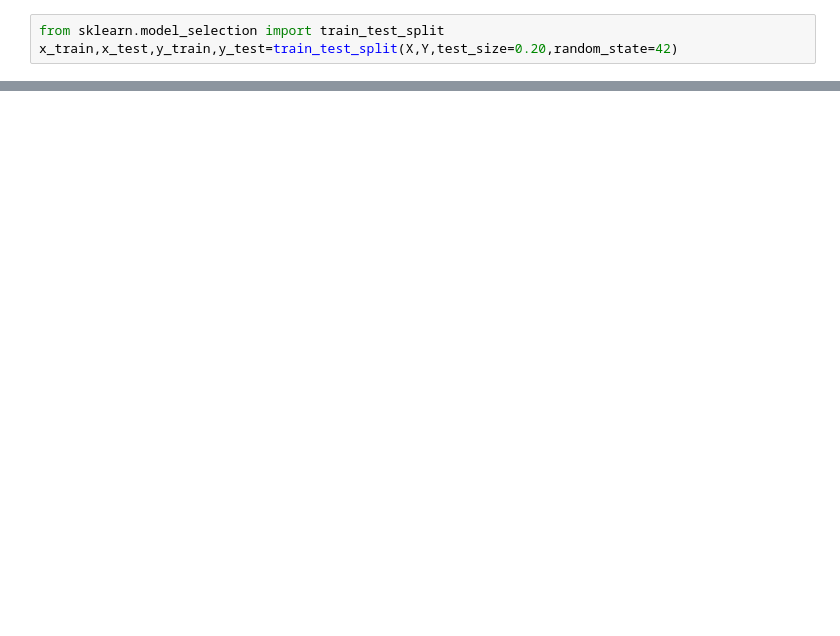
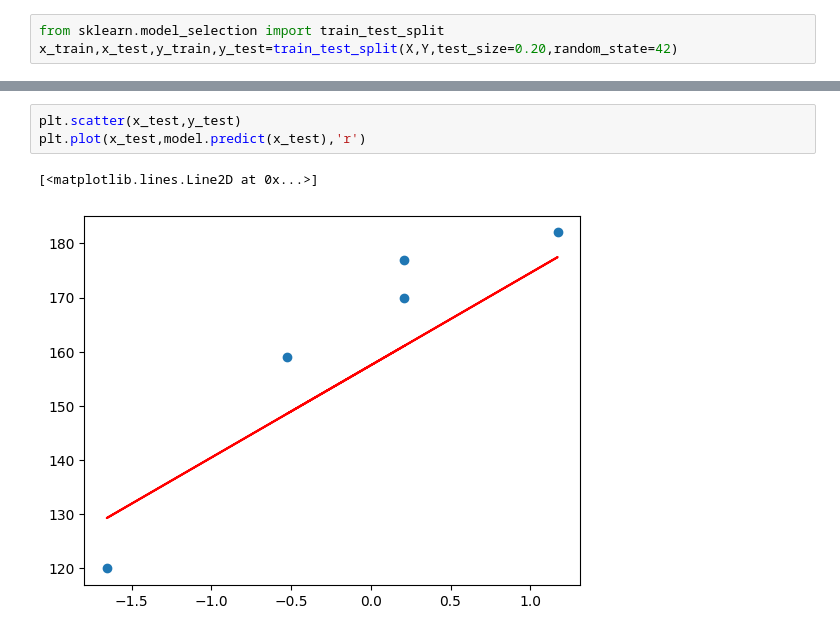
Before and after one commit to neelakandanoj/Machine-Learning-Projects, a Jupyter notebook: Algorithms/simpleLinearregression.ipynb, the cells around one changed output, grey strips where cells are left out. Cells and saved outputs as stored; diff of their text form; blank space fills up the shorter version.

```diff
--- a/Algorithms/simpleLinearregression.ipynb
+++ b/Algorithms/simpleLinearregression.ipynb
@@ -38,0 +85,6 @@ x_train.shape,x_test.shape,y_train.shape,y_test.shape
+# %%
+plt.scatter(x_test,y_test)
+plt.plot(x_test,model.predict(x_test),'r')
+# %% [output]
+[<matplotlib.lines.Line2D at 0x...>]
+[figure, added]
```
Also changed, not shown: parts of 17 cells of this notebook.
